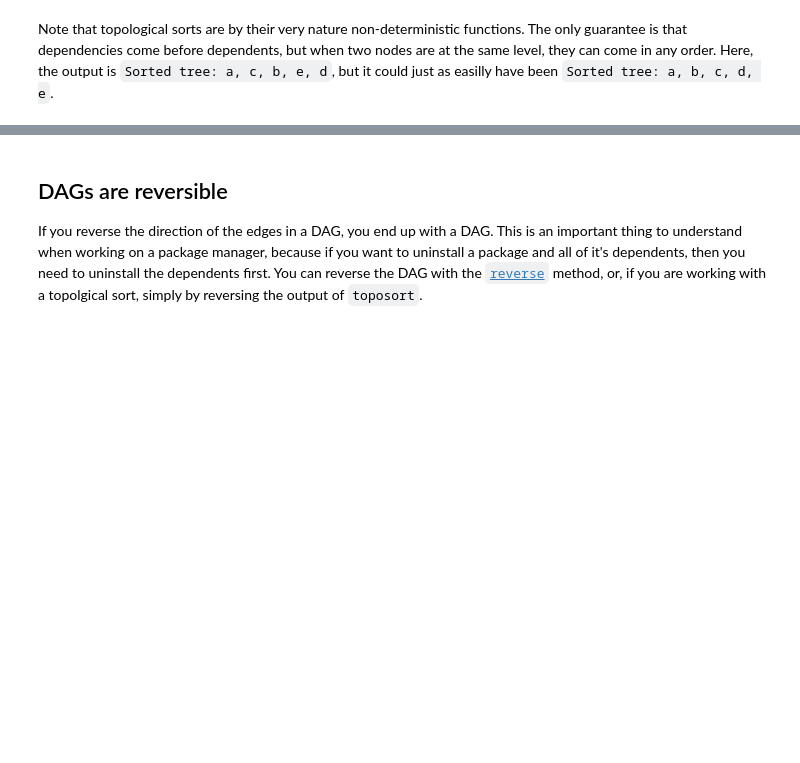
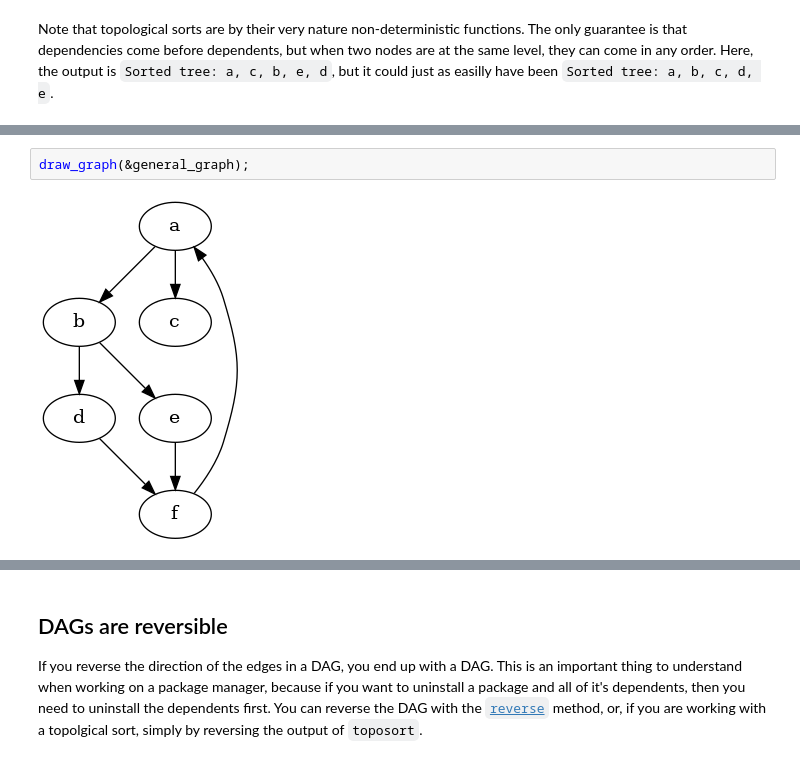
Before and after one commit to timthelion/rust-jupyter, a Jupyter notebook: pegraph_review.ipynb, the cells around one changed output, grey strips where cells are left out. Drawn from its saved outputs; the diff is of its cells as text; blank space fills up the shorter version.

```diff
--- a/pegraph_review.ipynb
+++ b/pegraph_review.ipynb
@@ -574,3 +498,7 @@ Error: cannot find value `dag` in this scope
+# %%
+draw_graph(&general_graph);
+# %% [output]
+[figure, added]
 # %%
 print_topo_sort(&general_graph);
 # %% [output]
```
Also changed, not shown: parts of 32 cells of this notebook.
